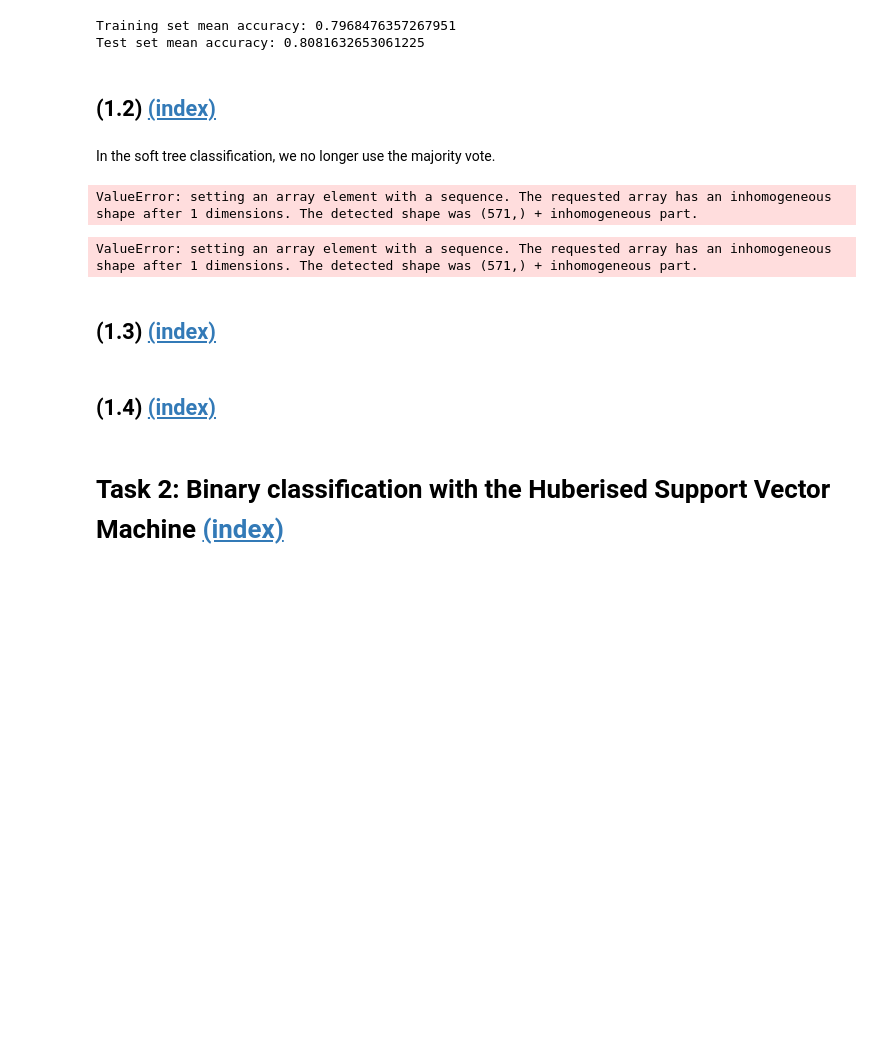
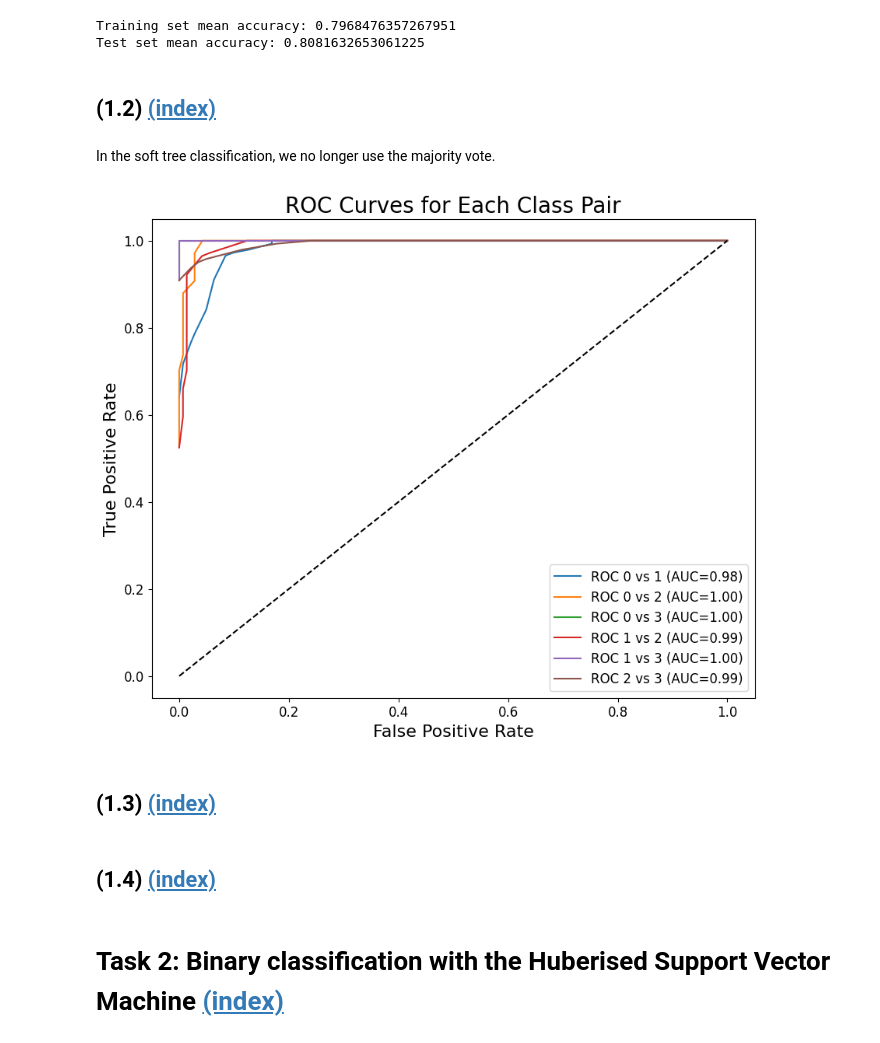
Before and after one commit to SequorIkkyu/MATH60026---Methods-for-Data-Science, a Jupyter notebook: Coursework1/CID_Coursework1.ipynb, the cells around one changed output. Saved outputs shown, nothing was run; the diff lists cells and outputs as text; code cells hidden in the pictures; blank space fills up the shorter version.

```diff
--- a/Coursework1/CID_Coursework1.ipynb
+++ b/Coursework1/CID_Coursework1.ipynb
@@ -542,7 +542,7 @@ def predict_soft(tree, X):
     if len(X.shape) == 1:
         return classify_soft(tree, X)
     else:
-        return [classify_soft(tree, x) for x in X]
+        return np.array([classify_soft(tree, x) for x in X])
 # %%
 def roc_curve(y_true, y_log):
     """
@@ -624,58 +624,35 @@ def roc_curve(y_true, y_log):
         fpr_l.append(fpr)
 
     auc = np.trapz(tpr_l, fpr_l)
     return auc, tpr_l, fpr_l, list(thresholds)
 
 def compute_roc_for_pairs(y_test, y_pred_probs):
     y_pred_probs = np.array(y_pred_probs)
     classes = np.unique(y_test)
-    class_pairs = list(itertools.combinations(classes, 2))
+    class_pairs = list(([0,1],[0,2],[0,3],[1,2],[1,3],[2,3]))
 
     plt.figure(figsize=(10, 8))
 
     for class_a, class_b in class_pairs:
         mask = (y_test == class_a) | (y_test == class_b)
         y_binary = (y_test[mask] == class_b)
 
         y_probs = y_pred_probs[mask, class_b]
 
         auc, tpr, fpr, _ = roc_curve(y_binary, y_probs)
 
         plt.plot(fpr, tpr, label=f"ROC {class_a} vs {class_b} (AUC={auc:.2f})")
 
     plt.plot([0, 1], [0, 1], 'k--')
     plt.xlabel("False Positive Rate")
     plt.ylabel("True Positive Rate")
     plt.title("ROC Curves for Each Class Pair")
     plt.legend()
     plt.show()
 
-import numpy as np
-import itertools
-import matplotlib.pyplot as plt
-
-def fix_resultatio(resultatio):
-    resultatio_filled = []
-    for item in resultatio:
-        if len(item) == 1:
-            filled = np.zeros(4)
-            filled[0] = 1
-            resultatio_filled.append(filled)
-        else:
-            resultatio_filled.append(item)
-
-    return np.array(resultatio_filled)
-
-soft_result = fix_resultatio(soft_result)
-
 compute_roc_for_pairs(y_train, soft_result)
 # %% [output]
-ValueError: setting an array element with a sequence. The requested array has an inhomogeneous shape after 1 dimensions. The detected shape was (571,) + inhomogeneous part.
+[figure, added]
-# %%
-soft_result
-A = fix_resultatio(soft_result)
-# %% [output]
-ValueError: setting an array element with a sequence. The requested array has an inhomogeneous shape after 1 dimensions. The detected shape was (571,) + inhomogeneous part.
 # %% [markdown]
 <a name="task-13"></a>
 
```
